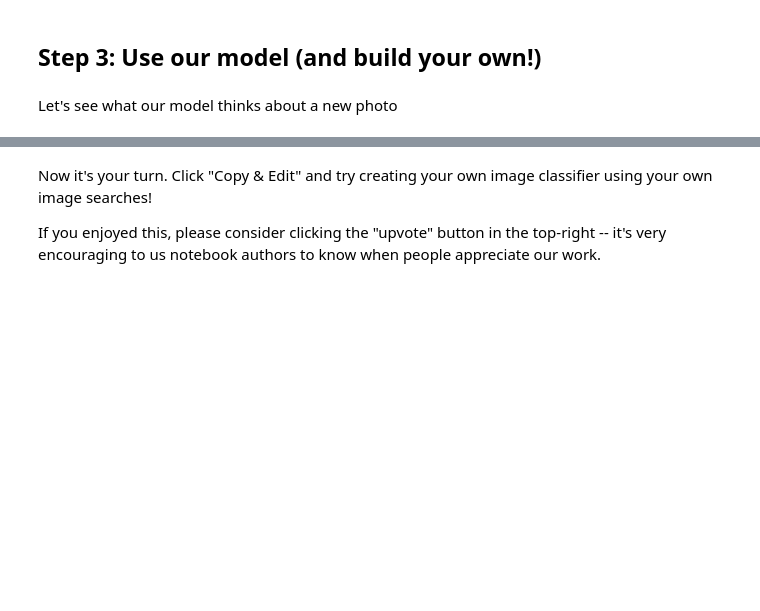
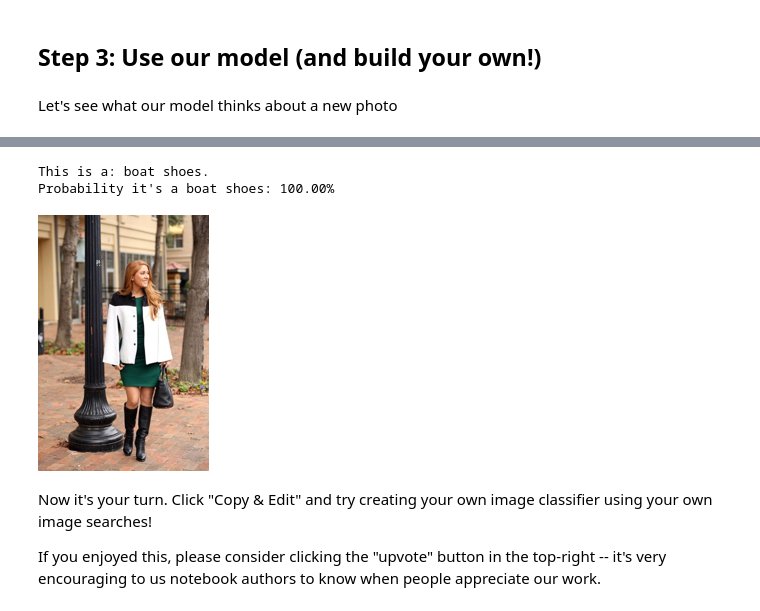
Before and after one commit to nitish-raj/Kaggle, a Jupyter notebook: what-is-it-multiclass-image-classification-fastai.ipynb, the cells around one changed output, grey strips where cells are left out. Cells and saved outputs as stored; diff of their text form; code cells hidden in the pictures; blank space fills up the shorter version.

```diff
--- a/what-is-it-multiclass-image-classification-fastai.ipynb
+++ b/what-is-it-multiclass-image-classification-fastai.ipynb
@@ -215,0 +202,12 @@ Probability it's a trousers: 99.99%
+# %%
+# Or upload you own photo and let model classify
+
+def upload_files():
+  from google.colab import files
+  uploaded = files.upload()
+  for k, v in uploaded.items():
+    open(k, 'wb').write(v)
+  return list(uploaded.keys())
+
+
+file_name = upload_files()
@@ -215,0 +217,8 @@ Probability it's a trousers: 99.99%
+# %%
+classication,_,probs = learn.predict(PILImage.create(file_name[0]))
+print(f"This is a: {classication}.")
+print(f"Probability it's a {classication}: {probs[class_dict[classication]]*100:.2f}%")
+
+im = Image.open(dest)
+im.to_thumb(256,256)
+# %% [output]
@@ -216,3 +226,6 @@ Probability it's a trousers: 99.99%
+This is a: boat shoes.
+Probability it's a boat shoes: 100.00%
+[figure, added]
 # %% [markdown]
 Now it's your turn. Click "Copy & Edit" and try creating your own image classifier using your own image searches!
 
```
Also changed, not shown: parts of 13 cells of this notebook.
